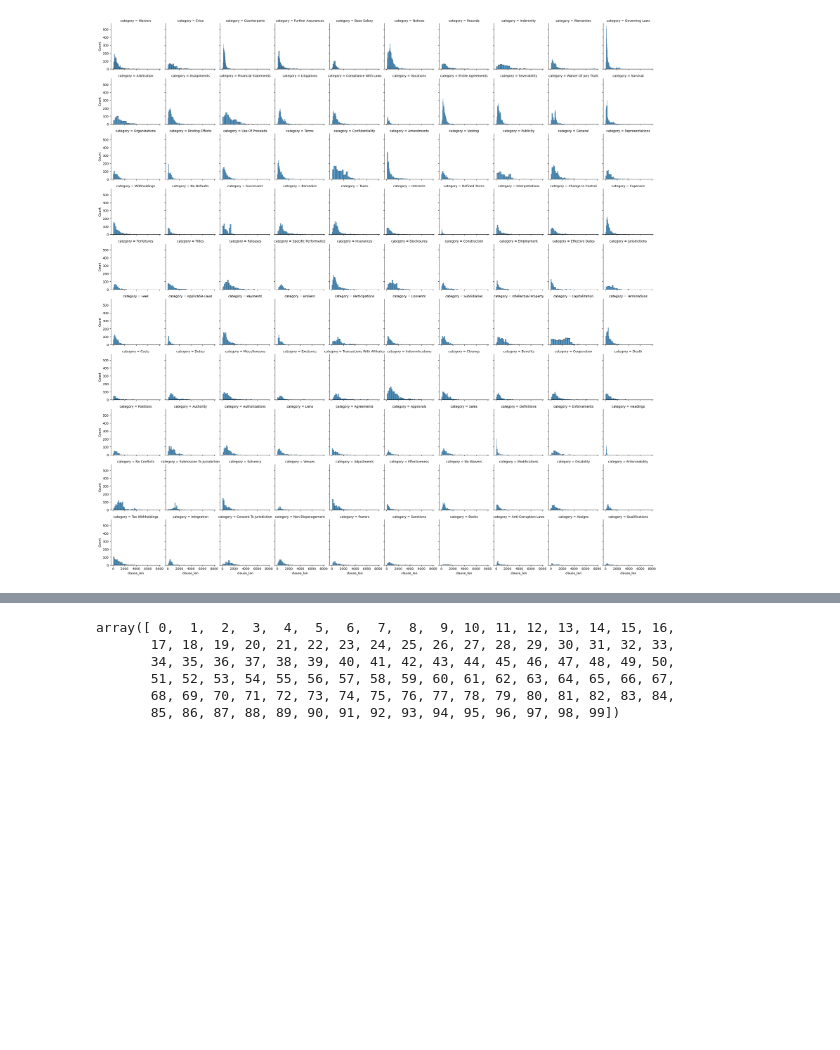
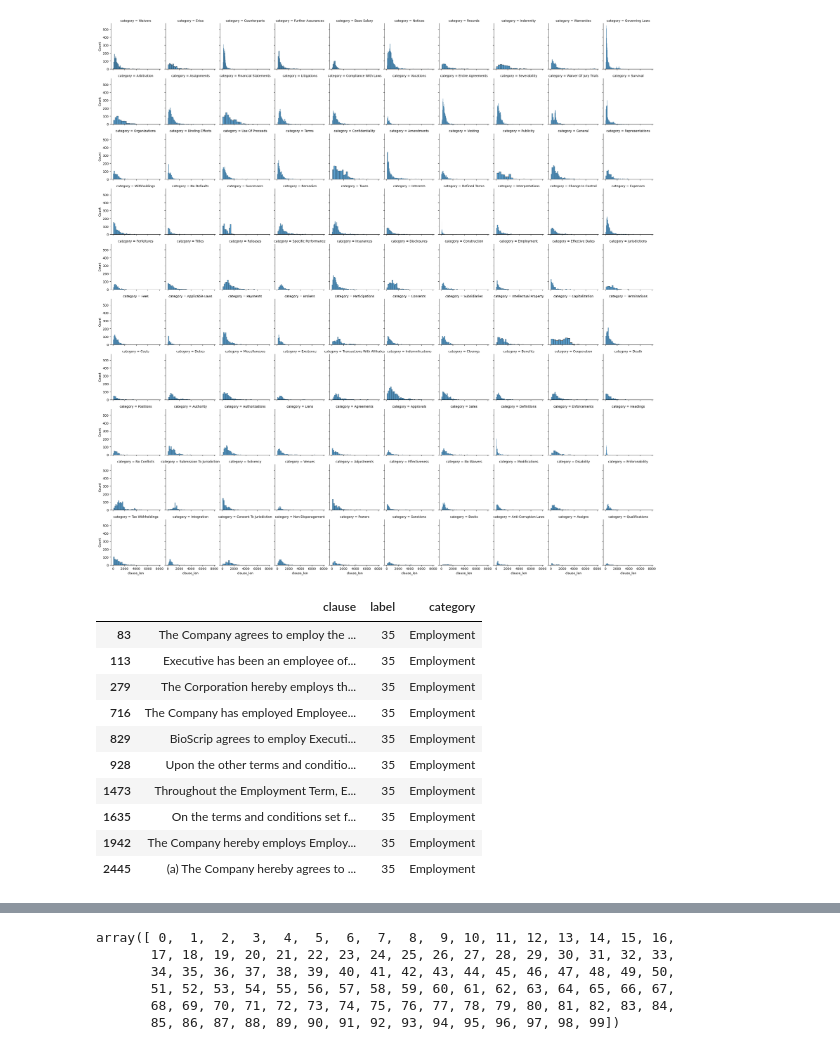
Before and after one commit to amit5-ai/LegalPro-BERT, a Jupyter notebook: LegalPro_BERT.ipynb, the cells around one changed output, grey strips where cells are left out. Drawn from its saved outputs; the diff is of its cells as text; code cells hidden in the pictures; blank space fills up the shorter version.

```diff
--- a/LegalPro_BERT.ipynb
+++ b/LegalPro_BERT.ipynb
@@ -148,3 +144,17 @@ p1 = g.map(sns.histplot, 'clause_len')
 [figure]
 # %%
 all_df.groupby(['label','category']).count().reset_index()[['category','clause']].sort_values(by='clause', ascending=False)
+# %%
+all_df[all_df['category'] == "Employment"].head(10)
+# %% [output]
+|  | clause | label | category |
+| 83 | The Company agrees to employ the ... | 35 | Employment |
+| 113 | Executive has been an employee of... | 35 | Employment |
+| 279 | The Corporation hereby employs th... | 35 | Employment |
+| 716 | The Company has employed Employee... | 35 | Employment |
+| 829 | BioScrip agrees to employ Executi... | 35 | Employment |
+| 928 | Upon the other terms and conditio... | 35 | Employment |
+| 1473 | Throughout the Employment Term, E... | 35 | Employment |
+| 1635 | On the terms and conditions set f... | 35 | Employment |
+| 1942 | The Company hereby employs Employ... | 35 | Employment |
+| 2445 | (a) The Company hereby agrees to ... | 35 | Employment |
```
Also changed, not shown: parts of 16 cells of this notebook.
